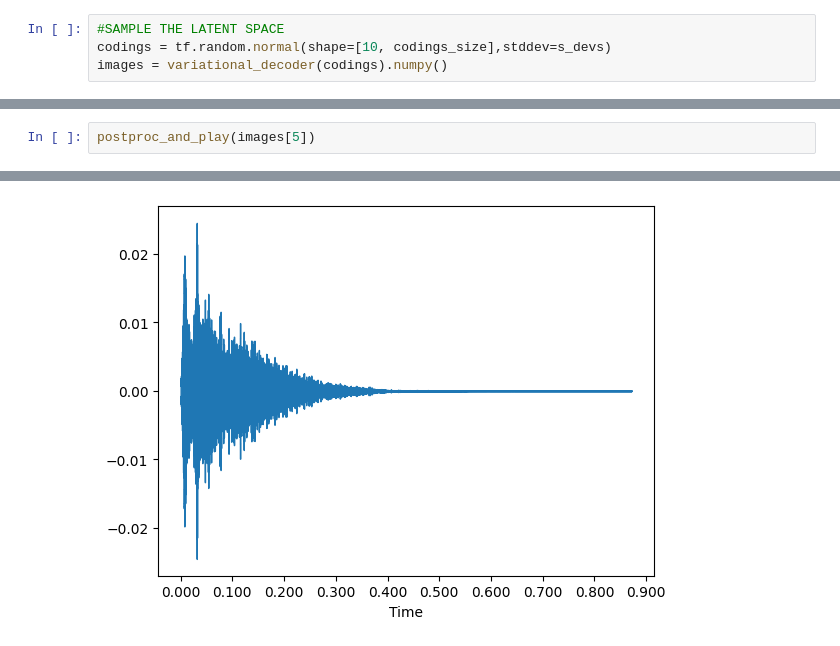
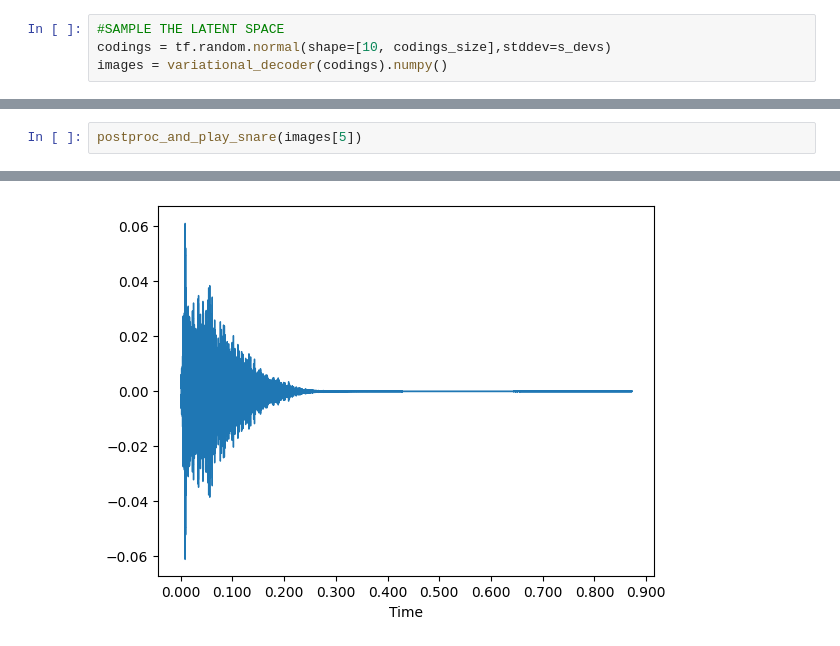
Before and after one commit to CharlieElwess/INFINITE_DRUMS, a Jupyter notebook: drum_creation_notebooks/CE_Make_Snares.ipynb, the cells around one changed output, grey strips where cells are left out. Cells and saved outputs as stored; diff of their text form.

```diff
--- a/drum_creation_notebooks/CE_Make_Snares.ipynb
+++ b/drum_creation_notebooks/CE_Make_Snares.ipynb
@@ -198,5 +198,5 @@ postproc_and_play(images[4])
 # %%
-postproc_and_play(images[5])
+postproc_and_play_snare(images[5])
 # %% [output]
 [interactive output not drawn]
-[figure, old version]
+[figure, new version]
```
Also changed, not shown: parts of 4 cells of this notebook.
